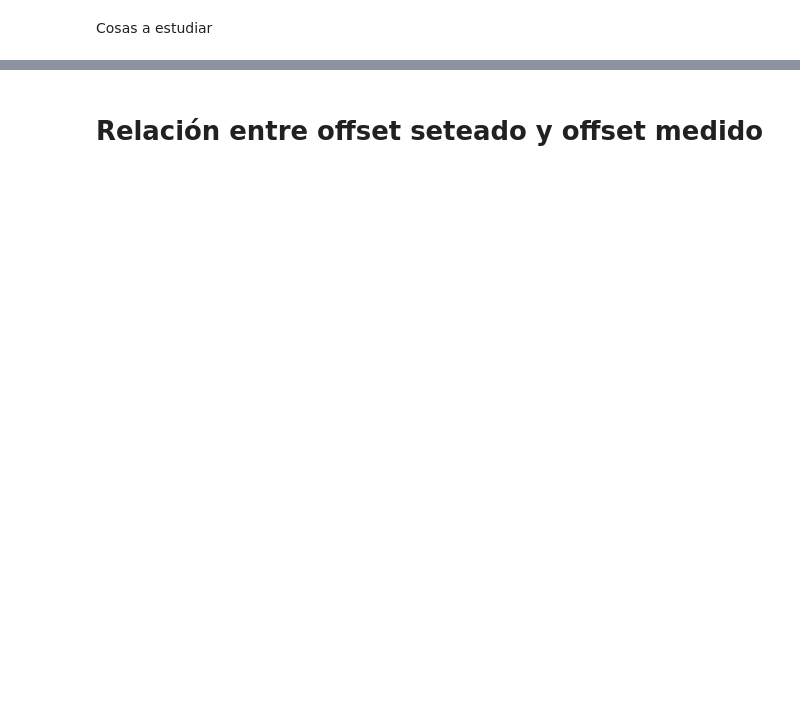
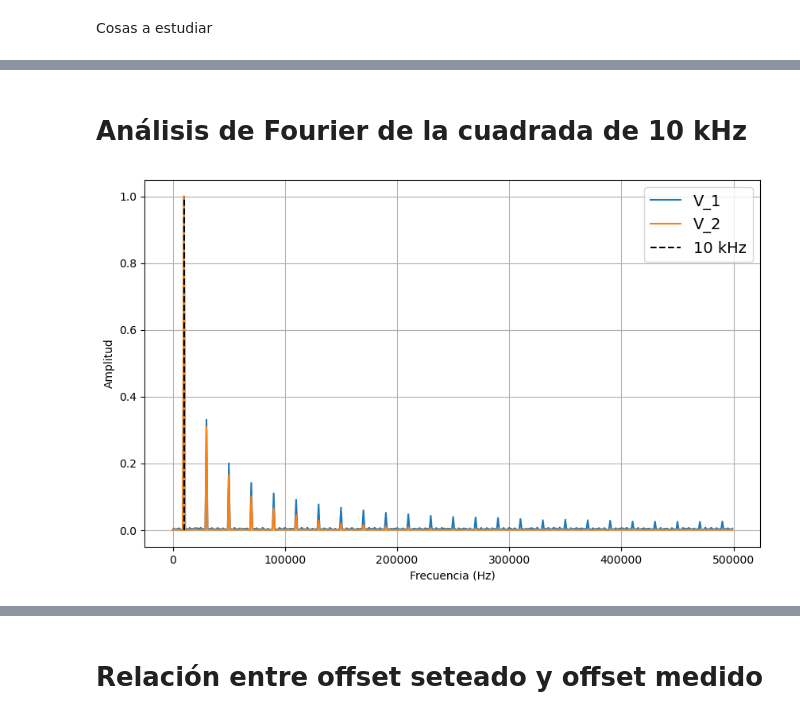
Before and after one commit to DelManuel/Magnetometro-optico, a Jupyter notebook: códigos/analisis_fuente_de_corriente.ipynb, the cells around one changed output, grey strips where cells are left out. Drawn from its saved outputs; the diff is of its cells as text; code cells hidden in the pictures; blank space fills up the shorter version.

```diff
--- a/códigos/analisis_fuente_de_corriente.ipynb
+++ b/códigos/analisis_fuente_de_corriente.ipynb
@@ -74,0 +171,2 @@ plt.show()
+# %% [markdown]
+# Análisis de Fourier de la cuadrada de 10 kHz
@@ -74,0 +182,40 @@ plt.show()
+# %%
+def fourier(t: np.ndarray, v: np.ndarray) -> np.ndarray:
+
+    # Le restamos el valor medio
+    v = v-np.mean(v)
+
+    transformada_0 = np.fft.fft(v)
+
+    largo = len(t) # miro la cantidad de elementos que tiene el vector de ts
+    d_t = np.mean(np.diff(t)) # miro los diferenciales de t entre mediciones
+    frecuencia = np.fft.fftfreq(largo,d_t)
+    frecuencia_max = 1/d_t # pregunta: ¿tiene sentido que la frecuencia máxima sea esta y no otra?
+    # frecuencia = np.linspace(0, frecuencia_max, largo) # mi vector de frecuencias va de cero hasta la frecuencia máxima
+    #y es del mismo largo que todos las demás
+    transformada_a = np.abs(transformada_0) # le tomo el valor absoluto a la transformada,
+
+    frecuencia = frecuencia[np.arange(largo//2)]
+    transformada_a = transformada_a[np.arange(largo//2)]
+
+    return frecuencia, transformada_a
+# %%
+fig,ax = plt.subplots(figsize = (10,6))
+
+
+ax.set_xlabel('Frecuencia (Hz)')
+ax.set_ylabel('Amplitud')
+
+frec_1, tf_1 = fourier(t_1,V_1)
+tf_1 = tf_1/max(tf_1)
+ax.plot(frec_1, tf_1, label='V_1')
+
+frec_2, tf_2 = fourier(t_2,V_2)
+tf_2 = tf_2/max(tf_2)
+ax.plot(frec_2, tf_2, label='V_2')
+ax.vlines(10000,ymin = 0,ymax= 1, ls = "--", color = "k", label = "10 kHz")
+ax.grid(True)
+ax.legend(fontsize = 14)
+plt.show()
+# %% [output]
+[figure, added]
```
Also changed, not shown: parts of 41 cells of this notebook, 34 other files.
